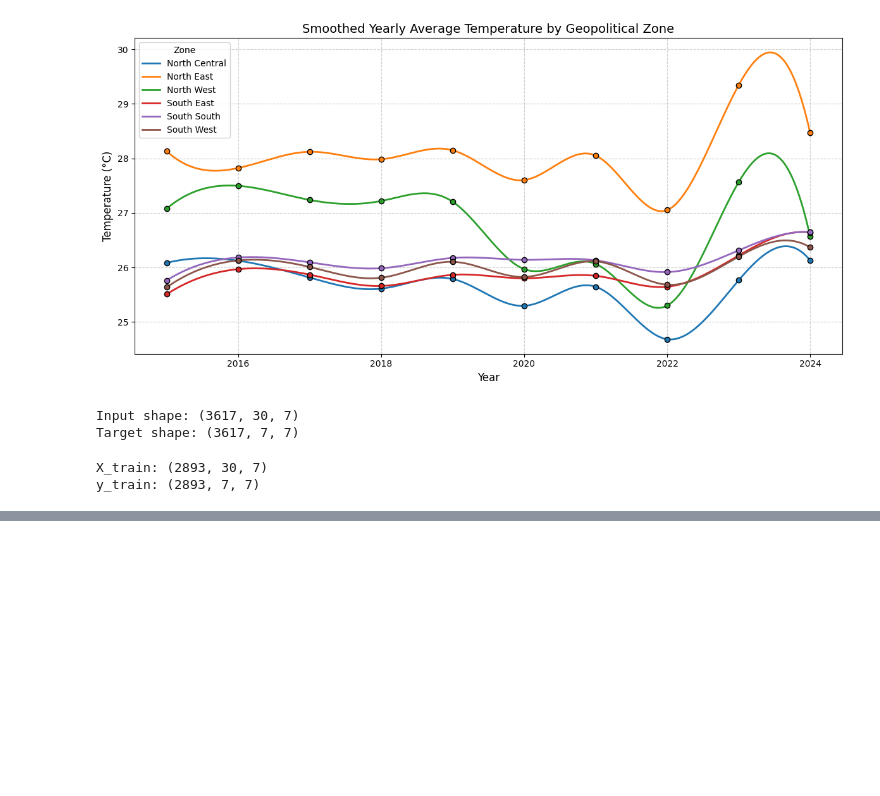
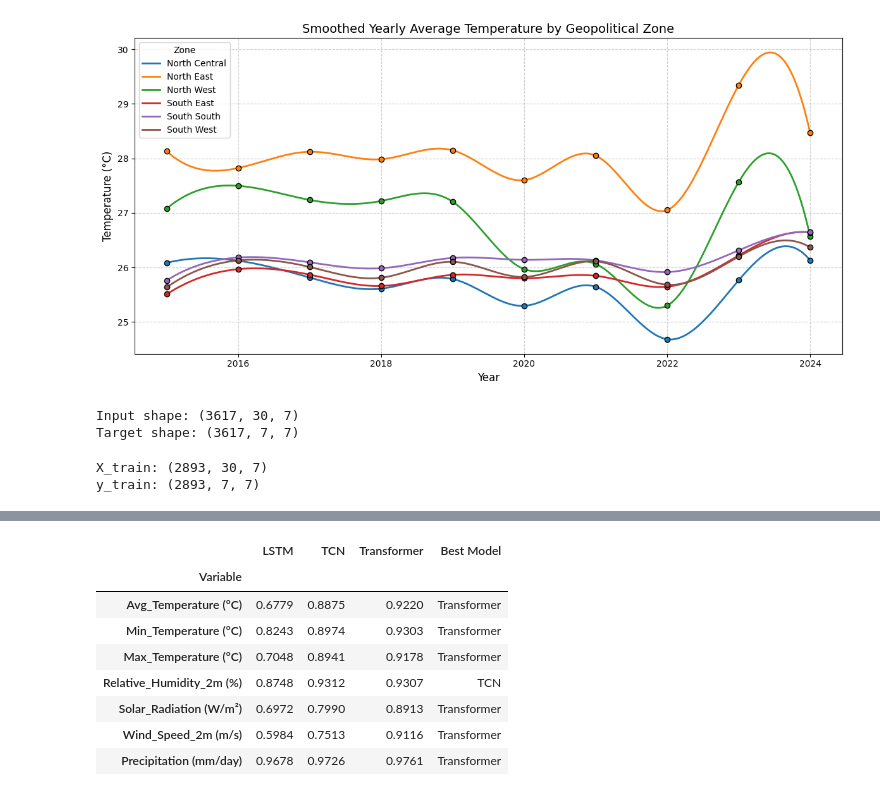
Before and after one commit to smatralph/Exchange-Rate-Forecasting-Using-TBATS-Model, a Jupyter notebook: weather-prediction.ipynb, the cells around one changed output, grey strips where cells are left out. Cells and saved outputs as stored; diff of their text form; code cells hidden in the pictures; blank space fills up the shorter version.

```diff
--- a/weather-prediction.ipynb
+++ b/weather-prediction.ipynb
@@ -750,0 +873,55 @@ plot_model(model_tf, show_shapes=True, show_layer_names=True)
+# %%
+from sklearn.metrics import mean_absolute_error
+import numpy as np
+import pandas as pd
+
+def pseudo_accuracy(y_true, y_pred):
+    # Normalize MAE by the range of the true values
+    mae = mean_absolute_error(y_true, y_pred)
+    value_range = np.max(y_true) - np.min(y_true)
+    return 1 - (mae / value_range) if value_range != 0 else 0
+# %%
+# Variable names
+weather_vars = [
+    "Avg_Temperature (°C)",
+    "Min_Temperature (°C)",
+    "Max_Temperature (°C)",
+    "Relative_Humidity_2m (%)",
+    "Solar_Radiation (W/m²)",
+    "Wind_Speed_2m (m/s)",
+    "Precipitation (mm/day)"
+]
+
+# Function to compute pseudo-accuracy for each variable
+def model_accuracy_table(y_true, y_pred, var_names):
+    scores = []
+    for i, var in enumerate(var_names):
+        acc = pseudo_accuracy(y_true[:, :, i].flatten(), y_pred[:, :, i].flatten())
+        scores.append((var, acc))
+    return pd.DataFrame(scores, columns=["Variable", "Accuracy"]).set_index("Variable")
+# %%
+acc_lstm = model_accuracy_table(y_test, y_pred_lstm, weather_vars)
+acc_tcn = model_accuracy_table(y_test, y_pred_tcn, weather_vars)
+acc_tf  = model_accuracy_table(y_test, y_pred_tf,  weather_vars)
+# %%
+accuracy_df = pd.concat([
+    acc_lstm.rename(columns={"Accuracy": "LSTM"}),
+    acc_tcn.rename(columns={"Accuracy": "TCN"}),
+    acc_tf.rename(columns={"Accuracy": "Transformer"})
+], axis=1)
+
+# Optional: highlight best model per variable
+accuracy_df['Best Model'] = accuracy_df.idxmax(axis=1)
+accuracy_df = accuracy_df.round(4)
+# %%
+accuracy_df
+# %% [output]
+|  | LSTM | TCN | Transformer | Best Model |
+| Variable |  |  |  |  |
+| Avg_Temperature (°C) | 0.6779 | 0.8875 | 0.9220 | Transformer |
+| Min_Temperature (°C) | 0.8243 | 0.8974 | 0.9303 | Transformer |
+| Max_Temperature (°C) | 0.7048 | 0.8941 | 0.9178 | Transformer |
+| Relative_Humidity_2m (%) | 0.8748 | 0.9312 | 0.9307 | TCN |
+| Solar_Radiation (W/m²) | 0.6972 | 0.7990 | 0.8913 | Transformer |
+| Wind_Speed_2m (m/s) | 0.5984 | 0.7513 | 0.9116 | Transformer |
+| Precipitation (mm/day) | 0.9678 | 0.9726 | 0.9761 | Transformer |
```
Also changed, not shown: parts of 22 cells of this notebook.
